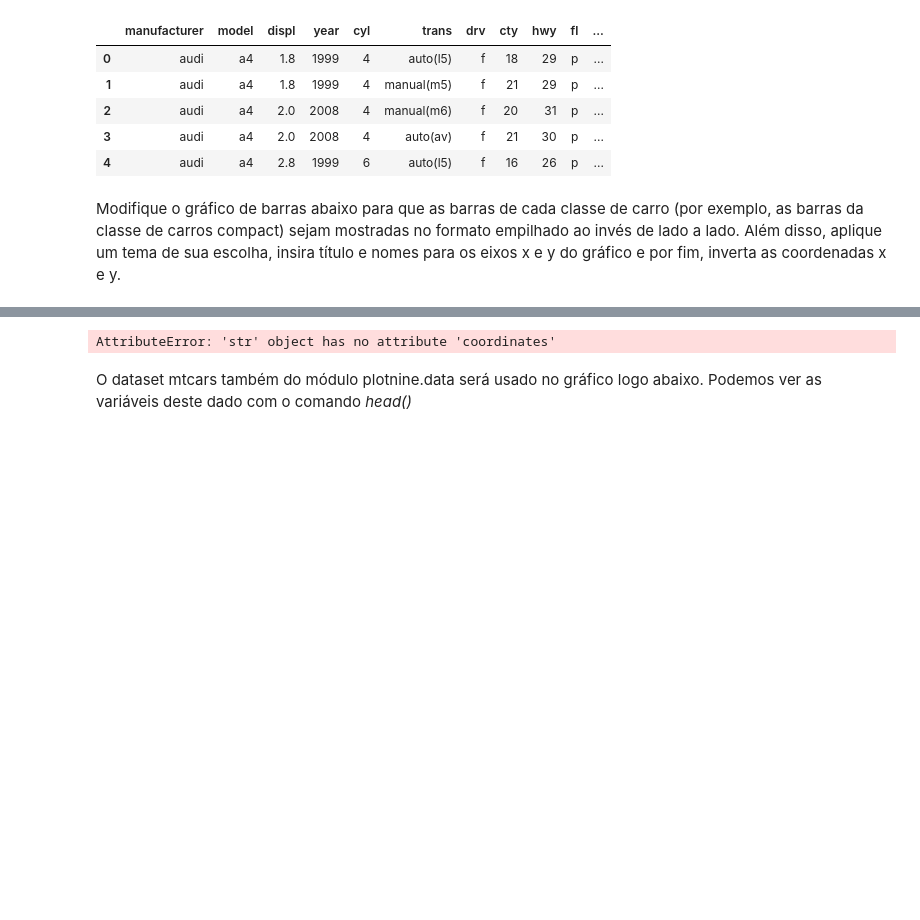
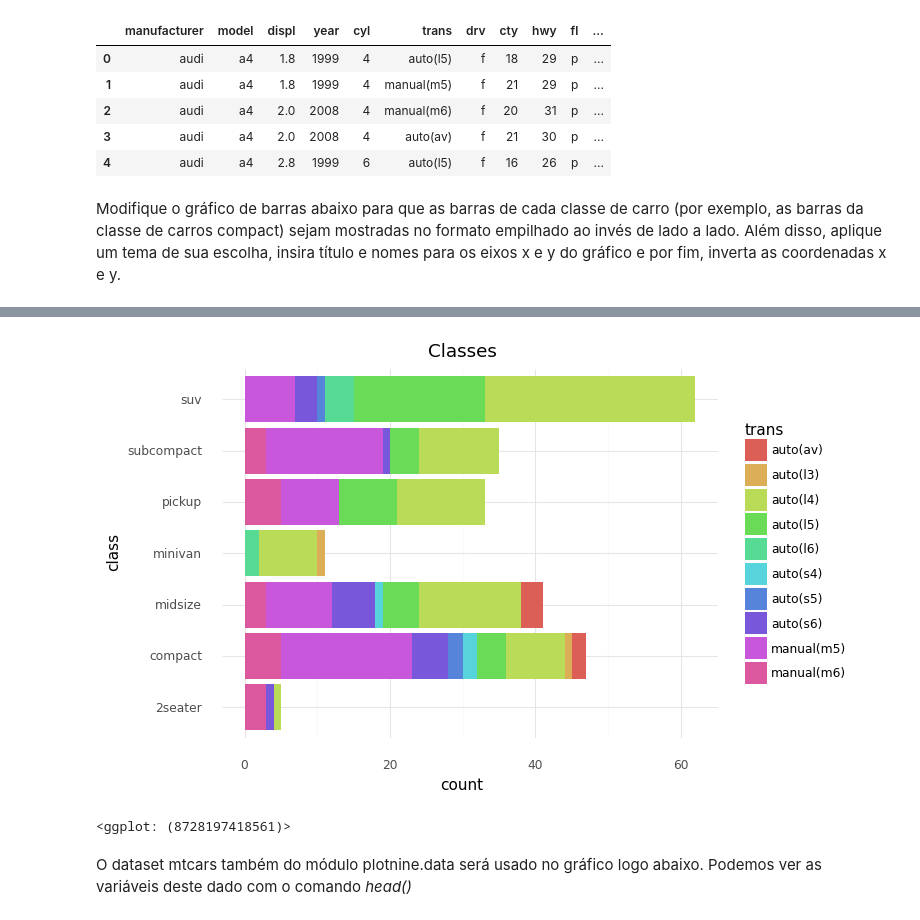
Before and after one commit to renankalil/intro_python_verao_ime_2023, a Jupyter notebook: exercicios/exercicio04.ipynb, the cells around one changed output, grey strips where cells are left out. Saved outputs shown, nothing was run; the diff lists cells and outputs as text; code cells hidden in the pictures; blank space fills up the shorter version.

```diff
--- a/exercicios/exercicio04.ipynb
+++ b/exercicios/exercicio04.ipynb
@@ -28,13 +28,15 @@ Modifique o gráfico de barras abaixo para que as barras de cada classe de carro
 # %%
 (ggplot(mpg, aes(x = "class", fill = "trans")) +
 geom_bar(position = "stack") +
-labs(y = "count",
-    x = "class",
-    title = "Classes" +
+labs(x = "class",
+    y = "count",
+    title = "Classes") +
+    theme_minimal() +
     coord_flip()
-    ))
+    )
 # %% [output]
+[figure, added]
-AttributeError: 'str' object has no attribute 'coordinates'
+<ggplot: (8728197418561)>
 # %% [markdown]
 O dataset mtcars também do módulo plotnine.data será usado no gráfico logo abaixo. Podemos ver as variáveis deste dado com o comando *head()*
 # %%
```
Also changed, not shown: parts of 1 cell of this notebook.
